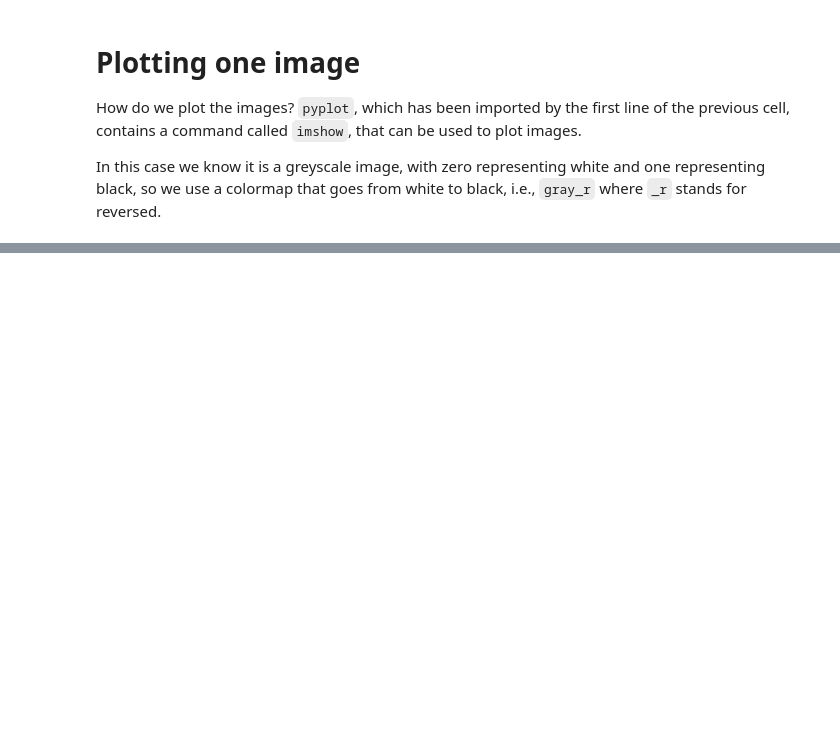
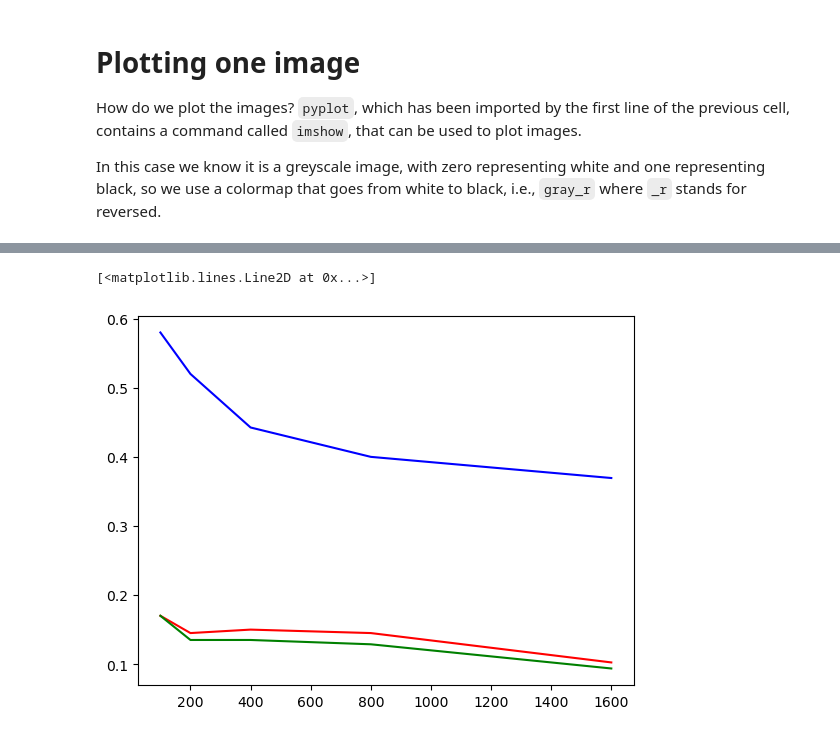
Before and after one commit to luca-heltai/numerical-analysis-2022-2023, a Jupyter notebook: final_project_2022-2023.ipynb, the cells around one changed output, grey strips where cells are left out. Saved outputs shown, nothing was run; the diff lists cells and outputs as text; code cells hidden in the pictures; blank space fills up the shorter version.

```diff
--- a/final_project_2022-2023.ipynb
+++ b/final_project_2022-2023.ipynb
@@ -234,0 +234,20 @@ For N in `[3200, 6400]` and for each distance defined above
+# %%
+def count_failures(dm):
+    error_counter = 0
+    for i in range(0, len(dm)):
+        #delete diagonal value in the local row
+        row = np.delete(dm[i],i)
+        #compute index of the min
+        j_min = np.argmin(row)
+        #correct the index (after removal it may be shifted if less than i)
+        if j_min >= i:
+            j_min +=1
+        #print(j_min)
+        if(y_train[j_min]!=y_train[i]):
+            error_counter+=1
+
+    return error_counter/len(dm)
+#cost: n*(n-1)...(n-k+2)/2 (combinations)
+print(count_failures(dm_infty))
+print(count_failures(dm_one))
+print(count_failures(dm_two))
@@ -234,0 +274,14 @@ For N in `[3200, 6400]` and for each distance defined above
+# %%
+m_errors = np.zeros((5,3))
+ns = [100,200,400,800,1600]
+
+for i in range(0,len(m_errors)):
+    start_time = time.time()
+    n = ns[i]
+    m_errors[i][0] = count_failures( compute_dm(n, d_infty, x_train) )
+    m_errors[i][1] = count_failures( compute_dm(n, d_one, x_train) )
+    m_errors[i][2] = count_failures( compute_dm(n, d_two, x_train) )
+    end_time = time.time()
+    print('n =', n, "Elapsed time:", (end_time - start_time))
+print()
+print(m_errors)
@@ -234,0 +299,7 @@ For N in `[3200, 6400]` and for each distance defined above
+# %%
+plt.plot(ns, m_errors[:, 0], label='d_infty', color='blue')
+plt.plot(ns, m_errors[:, 1], label='d_one', color='red')
+plt.plot(ns, m_errors[:, 2], label='d_two', color='green')
+# %% [output]
+[<matplotlib.lines.Line2D at 0x...>]
+[figure, added]
```
Also changed, not shown: parts of 21 cells of this notebook.
